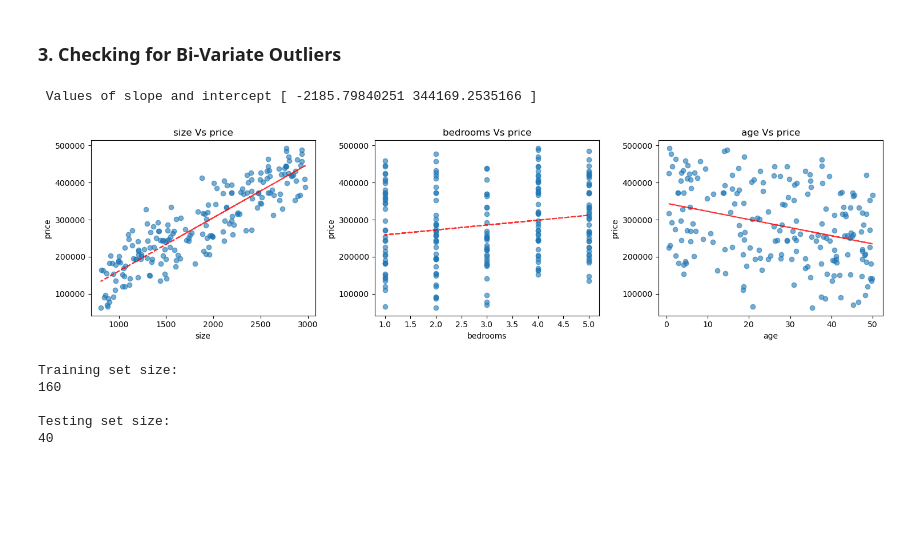
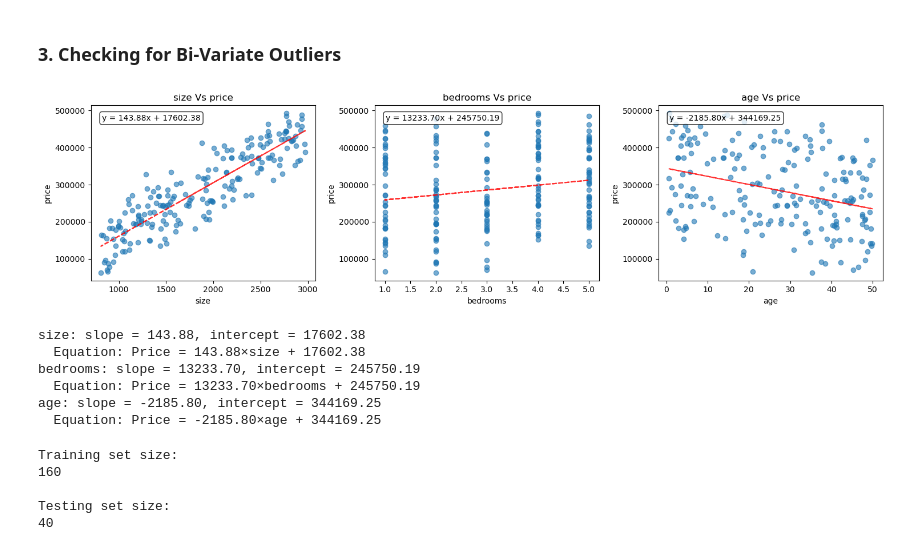
Before and after one commit to the-liyanage/from-scratch, a Jupyter notebook: regression/basic-linear-regression/multiple-regression.ipynb, the cells around one changed output. Drawn from its saved outputs; the diff is of its cells as text; code cells hidden in the pictures; blank space fills up the shorter version.

Commit message:
Add graphs

```diff
--- a/regression/basic-linear-regression/multiple-regression.ipynb
+++ b/regression/basic-linear-regression/multiple-regression.ipynb
@@ -237,38 +237,59 @@ condition is True" - and it checks every row automatically!
 # Create scatterplots for each feature Vs Target
 
 fig, axes = plt.subplots(1, 3, figsize=(15,4))
+
+slopes = []
+intercepts = []
 
 for idx, feature in enumerate(features):
     axes[idx].scatter(df[feature], df[target], alpha = 0.6)
     axes[idx].set_xlabel(feature)
     axes[idx].set_ylabel(target)
     axes[idx].set_title(f"{feature} Vs {target}")
 
     # Add regression line to see relationshps
     # 1 ==> Degree 1 = linear regression (straight line)
     # this gives z =[slope, intercept]
     z = np.polyfit(df[feature].dropna(), df[target].dropna(), 1)
 
     # np.poly1d() creates a polynomial function from coefficients
     # now p is a Function that can calculate y for any x
     # Example: if z = [2.5, 10.0], then:
     # p(0) = 10.0
     # p(1) = 12.5
     # p(2) = 15.0
     p = np.poly1d(z)
 
+    # Store for later
+    slopes.append(z[0])
+    intercepts.append(z[1])
+
     # p(df[feature]) calculates y for ALL x values at once
     # Example: if df[feature] = [1, 2, 3, 4, 5]
     # p([1, 2, 3, 4, 5]) = [p(1), p(2), p(3), p(4), p(5)]
 
     axes[idx].plot(df[feature], p(df[feature]), "r--", alpha = 0.8)
+    # Add equation text to plot
+    eq_text = f"y = {z[0]:.2f}x + {z[1]:.2f}"
+    axes[idx].text(0.05, 0.95, eq_text, transform=axes[idx].transAxes,
+                   fontsize=10, verticalalignment='top',
+                   bbox=dict(boxstyle='round', facecolor='white', alpha=0.8))
 
-print(f" Values of slope and intercept {z}\n\n")
+
 plt.tight_layout()
 plt.show()
+print()
+for i, feature in enumerate(features):
+    print(f"{feature}: slope = {slopes[i]:.2f}, intercept = {intercepts[i]:.2f}")
+    print(f"  Equation: Price = {slopes[i]:.2f}×{feature} + {intercepts[i]:.2f}")
 # %% [output]
+[figure, new version]
- Values of slope and intercept [ -2185.79840251 344169.2535166 ]
+size: slope = 143.88, intercept = 17602.38
+  Equation: Price = 143.88×size + 17602.38
+bedrooms: slope = 13233.70, intercept = 245750.19
+  Equation: Price = 13233.70×bedrooms + 245750.19
+age: slope = -2185.80, intercept = 344169.25
+  Equation: Price = -2185.80×age + 344169.25
-[figure, old version]
 # %%
 #Choosing Independent Variables and the Dependent Variable
 X = df[['size', 'bedrooms', 'age']]
```
